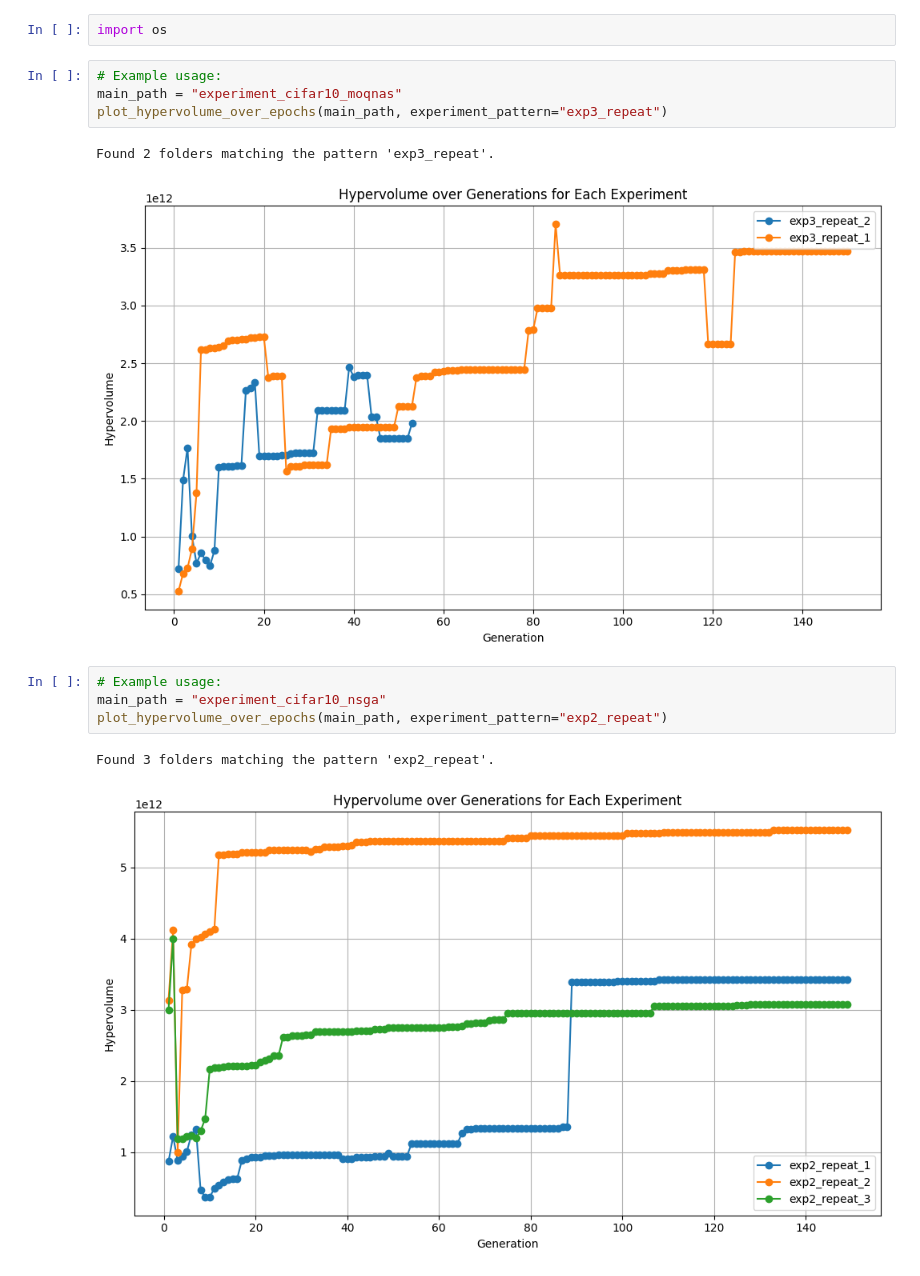
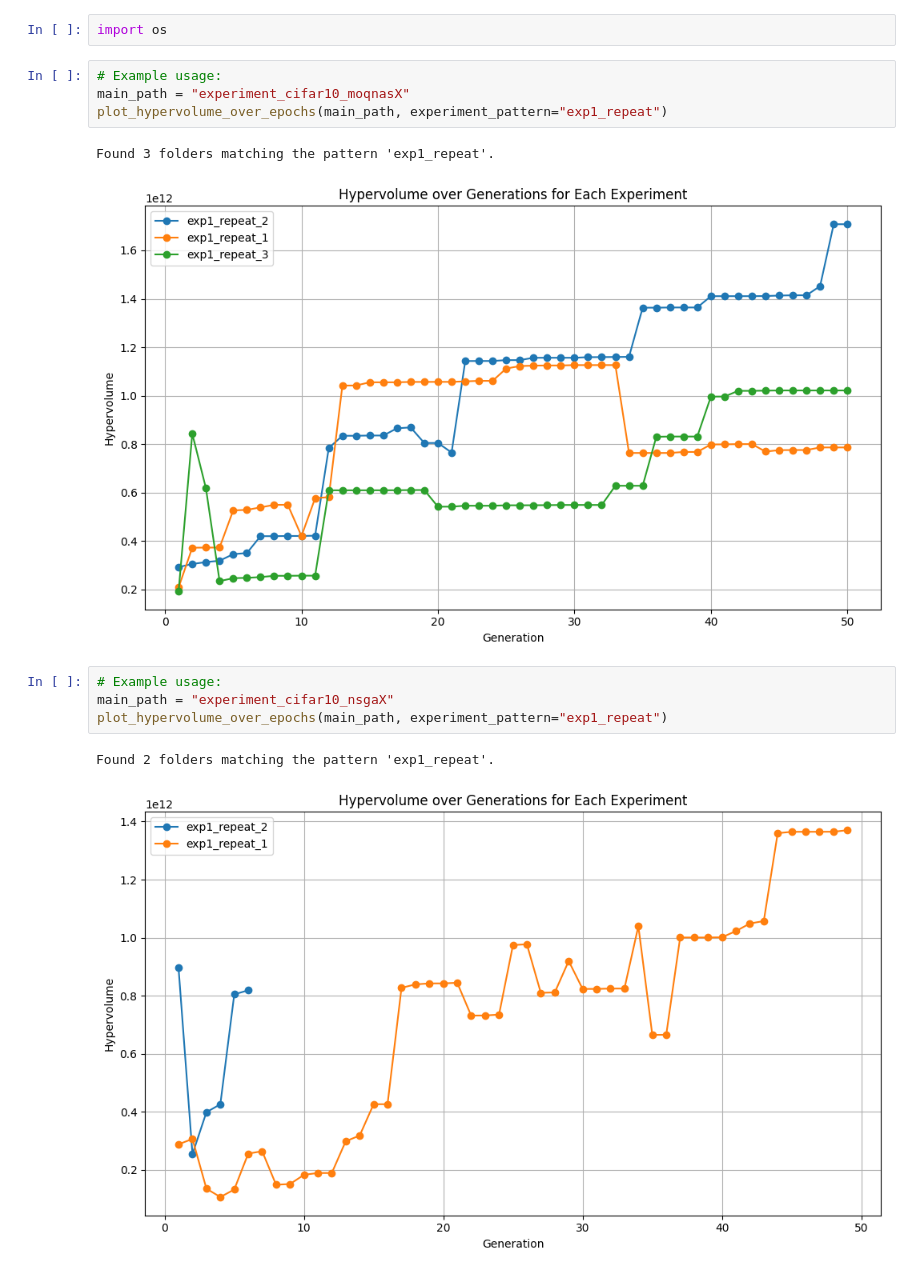
Before and after one commit to DiegoPaezA/MoQ-NAS, a Jupyter notebook: preview_mo.ipynb, the cells around one changed output. Drawn from its saved outputs; the diff is of its cells as text.

```diff
--- a/preview_mo.ipynb
+++ b/preview_mo.ipynb
@@ -212,15 +212,15 @@ plot_pareto_evolution(history, dims="3d",
 import os
 # %%
 # Example usage:
-main_path = "experiment_cifar10_moqnas"
-plot_hypervolume_over_epochs(main_path, experiment_pattern="exp3_repeat")
+main_path = "experiment_cifar10_moqnasX"
+plot_hypervolume_over_epochs(main_path, experiment_pattern="exp1_repeat")
 # %% [output]
-Found 2 folders matching the pattern 'exp3_repeat'.
+Found 3 folders matching the pattern 'exp1_repeat'.
-[figure, old version]
+[figure, new version]
 # %%
 # Example usage:
-main_path = "experiment_cifar10_nsga"
-plot_hypervolume_over_epochs(main_path, experiment_pattern="exp2_repeat")
+main_path = "experiment_cifar10_nsgaX"
+plot_hypervolume_over_epochs(main_path, experiment_pattern="exp1_repeat")
 # %% [output]
-Found 3 folders matching the pattern 'exp2_repeat'.
+Found 2 folders matching the pattern 'exp1_repeat'.
-[figure, old version]
+[figure, new version]
```
Also changed, not shown: parts of 1 cell of this notebook, 1 other file.
